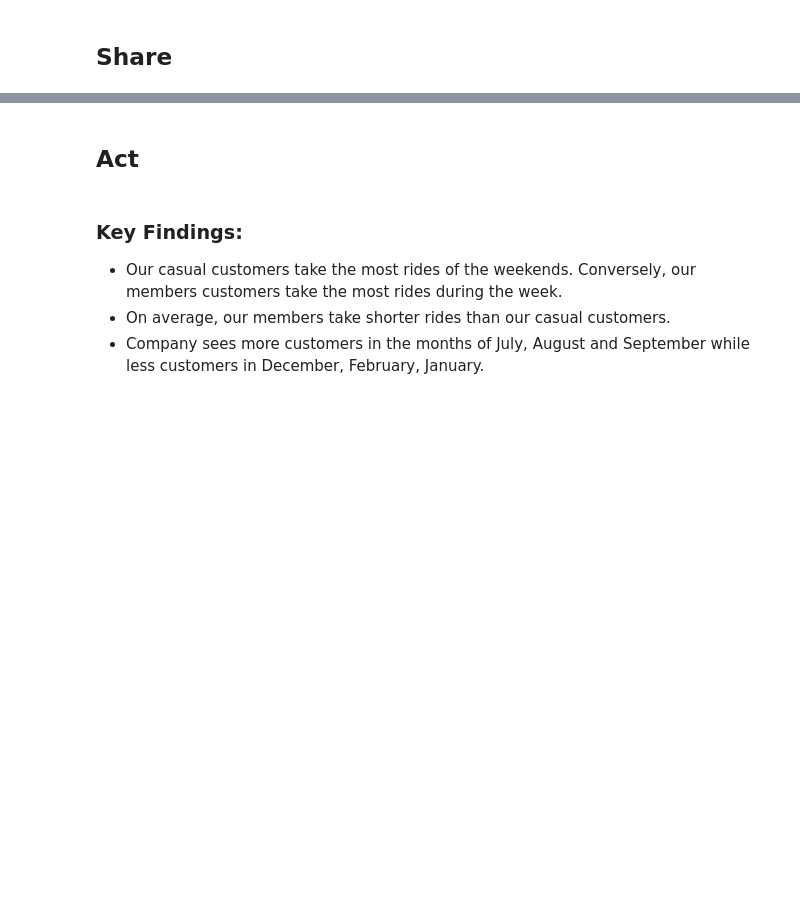
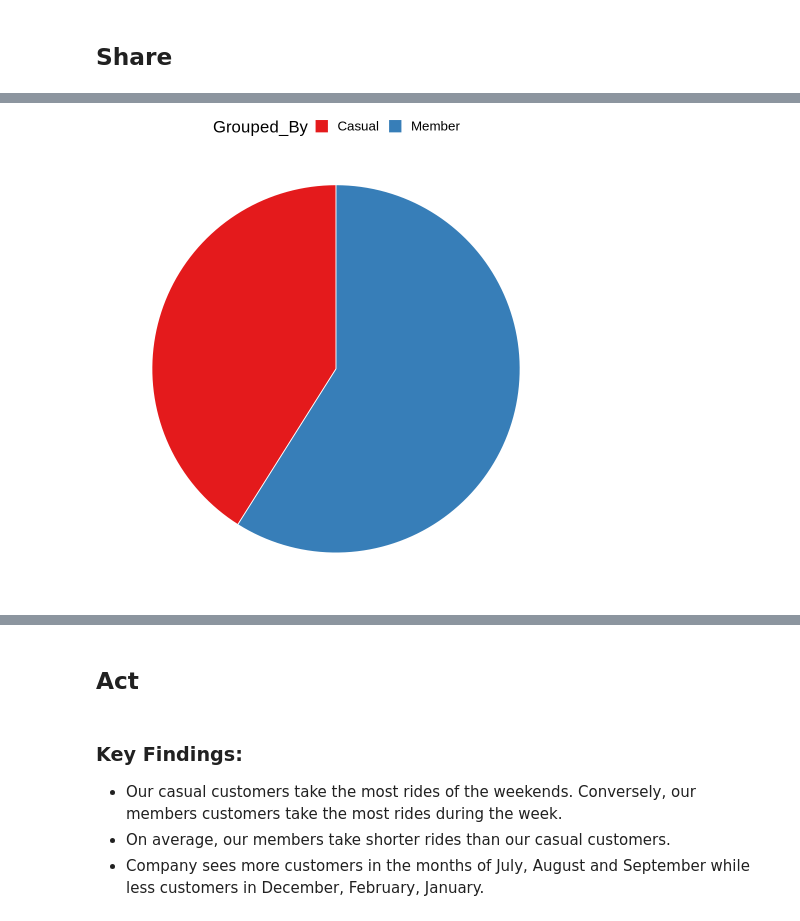
Before and after one commit to twilight-warlock/Cyclist-dataset-analysis, a Jupyter notebook: Cyclistic_Bike_Share_Analysis.ipynb, the cells around one changed output, grey strips where cells are left out. Cells and saved outputs as stored; diff of their text form; code cells hidden in the pictures; blank space fills up the shorter version.

```diff
--- a/Cyclistic_Bike_Share_Analysis.ipynb
+++ b/Cyclistic_Bike_Share_Analysis.ipynb
@@ -363,3 +365,25 @@ Don't know how to automatically pick scale for object of type difftime. Defaulti
+# %%
+members_by_type <- all_data_v3 %>%
+    group_by(member_casual) %>%
+  summarize(n())
+
+casual <- members_by_type[1,2]
+member <- members_by_type[2,2]
+
+total <- casual + member
+data <- c(casual/total *100, member/total *100)
+Grouped_By <- c("Casual", "Member")
+ggplot(members_by_type,aes(x="", y=data, fill=Grouped_By)) +
+  geom_bar(stat="identity", width=1, color="white") +
+  coord_polar("y", start=0) +
+
+  theme_void() +
+  theme(text = element_text(size=20)) +
+  theme(legend.position = "top") +
+  scale_fill_brewer(palette="Set1")
+options(repr.plot.width = 8, repr.plot.height = 8)
+# %% [output]
+[figure, added]
 # %%
 # Experimental
 
```
Also changed, not shown: parts of 15 cells of this notebook, 5 other files.
